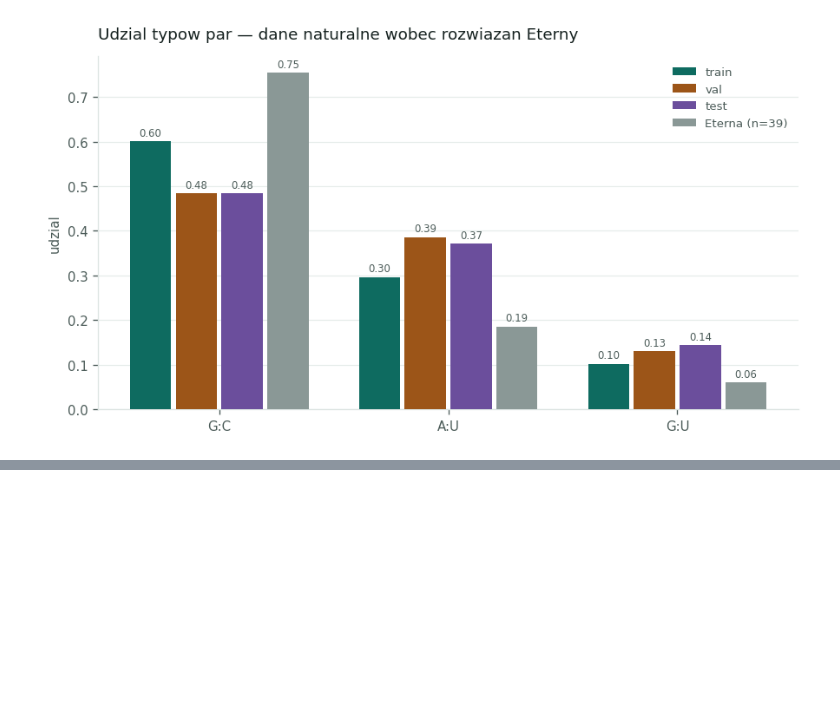
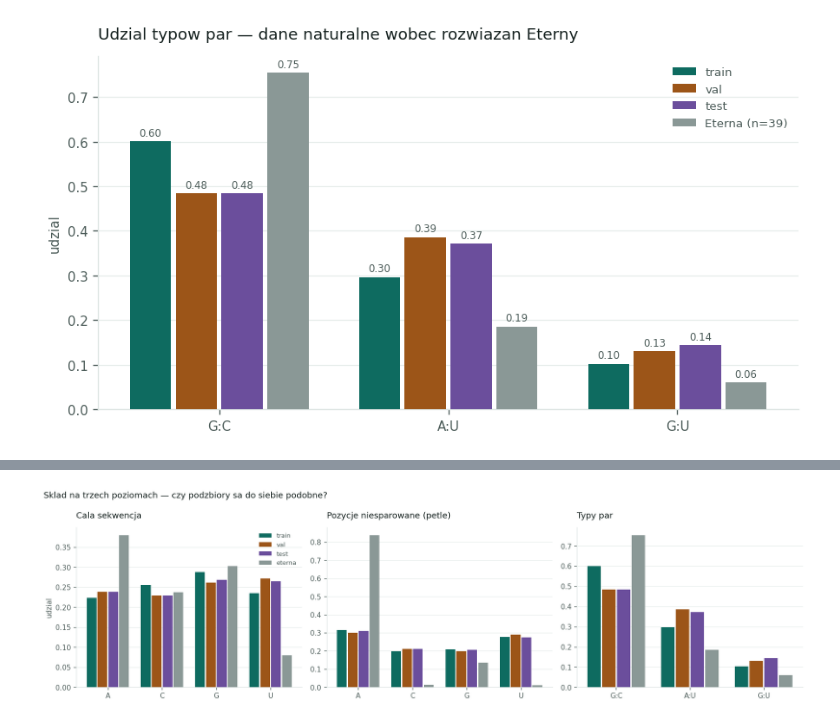
Before and after one commit to nikakoga/RNA-inverse-folding, a Jupyter notebook: notebooks/01_dane.ipynb, the cells around one changed output, grey strips where cells are left out. Cells and saved outputs as stored; diff of their text form; code cells hidden in the pictures; blank space fills up the shorter version.

```diff
--- a/notebooks/01_dane.ipynb
+++ b/notebooks/01_dane.ipynb
@@ -244,0 +255,65 @@ Eterna (n=39)         G:C 0.754  A:U 0.186  G:U 0.060
+# %%
+# Sklad na trzech poziomach, dla kazdego podzbioru osobno.
+def sklad_trzy(df):
+    """Zwraca (sklad calej sekwencji, sklad petli, udzialy typow par)."""
+    cala, petle, typy = Counter(), Counter(), Counter()
+    grupy = {"G:C": {"GC", "CG"}, "A:U": {"AU", "UA"}, "G:U": {"GU", "UG"}}
+    for st, sq in zip(df.secondary_structure, df.sequence):
+        st, sq = str(st), str(sq)
+        pary = parse_pairs(st)
+        sparowane = {k for p in pary for k in p}
+        cala.update(sq)
+        petle.update(sq[k] for k in range(len(sq)) if k not in sparowane)
+        for i, j in pary:
+            for nazwa, g in grupy.items():
+                if sq[i] + sq[j] in g:
+                    typy[nazwa] += 1
+    n1, n2, n3 = (sum(x.values()) or 1 for x in (cala, petle, typy))
+    return ({b: cala[b] / n1 for b in BASES},
+            {b: petle[b] / n2 for b in BASES},
+            {k: typy[k] / n3 for k in ("G:C", "A:U", "G:U")})
+
+
+S = {z: sklad_trzy(czesci[z]) for z in ZBIORY}
+S["eterna"] = sklad_trzy(eterna)
+ZR = ZBIORY + ["eterna"]
+POZIOMY = [(0, "Cala sekwencja", BASES),
+           (1, "Pozycje niesparowane (petle)", BASES),
+           (2, "Typy par", ["G:C", "A:U", "G:U"])]
+
+fig, axs = plt.subplots(1, 3, figsize=(14, 4.0))
+for ax, (k, tytul, klasy) in zip(axs, POZIOMY):
+    x = np.arange(len(klasy))
+    w = 0.8 / len(ZR)
+    for n, (z, kol) in enumerate(zip(ZR, (C1, C2, C3, C4))):
+        v = [S[z][k][c] for c in klasy]
+        ax.bar(x + (n - (len(ZR) - 1) / 2) * w, v, w * 0.9, color=kol,
+               label=z if k == 0 else None, zorder=3)
+    ax.set_xticks(x)
+    ax.set_xticklabels(klasy, fontsize=10)
+    styl(ax, tytul, "udzial" if k == 0 else "")
+axs[0].legend(frameon=False, fontsize=8, labelcolor=INK2)
+fig.suptitle("Sklad na trzech poziomach — czy podzbiory sa do siebie podobne?",
+             color=INK, fontsize=11, x=0.008, ha="left")
+fig.tight_layout()
+
+print("ROZNICA TRAIN wobec TEST (punkty procentowe)")
+print()
+for k, tytul, klasy in POZIOMY:
+    r = {c: 100 * (S["train"][k][c] - S["test"][k][c]) for c in klasy}
+    najw = max(r, key=lambda c: abs(r[c]))
+    print(f"  {tytul:<30}" + "   ".join(f"{c} {r[c]:+6.2f}" for c in klasy)
+          + f"      najwieksza: {najw} {r[najw]:+.2f} pp")
+
+print()
+print("UDZIAL PAR G:C — czego model sie uczy, a czego od niego oczekujemy")
+for z in ZBIORY:
+    print(f"  {z:<8}{S[z][2]['G:C']:.3f}")
+
+print()
+print("Z CZEGO SKLADA SIE KAZDY PODZBIOR (cztery najwieksze rodziny)")
+for z in ZBIORY:
+    vc = czesci[z].family.value_counts().head(4)
+    print(f"  {z:<8}" + ",  ".join(f"{k} {100 * v / len(czesci[z]):.0f}%"
+                                   for k, v in vc.items()))
+# %% [output]
@@ -244,0 +335 @@ Eterna (n=39)         G:C 0.754  A:U 0.186  G:U 0.060
+[figure, added]
```
Also changed, not shown: parts of 2 cells of this notebook, 39 other files.
